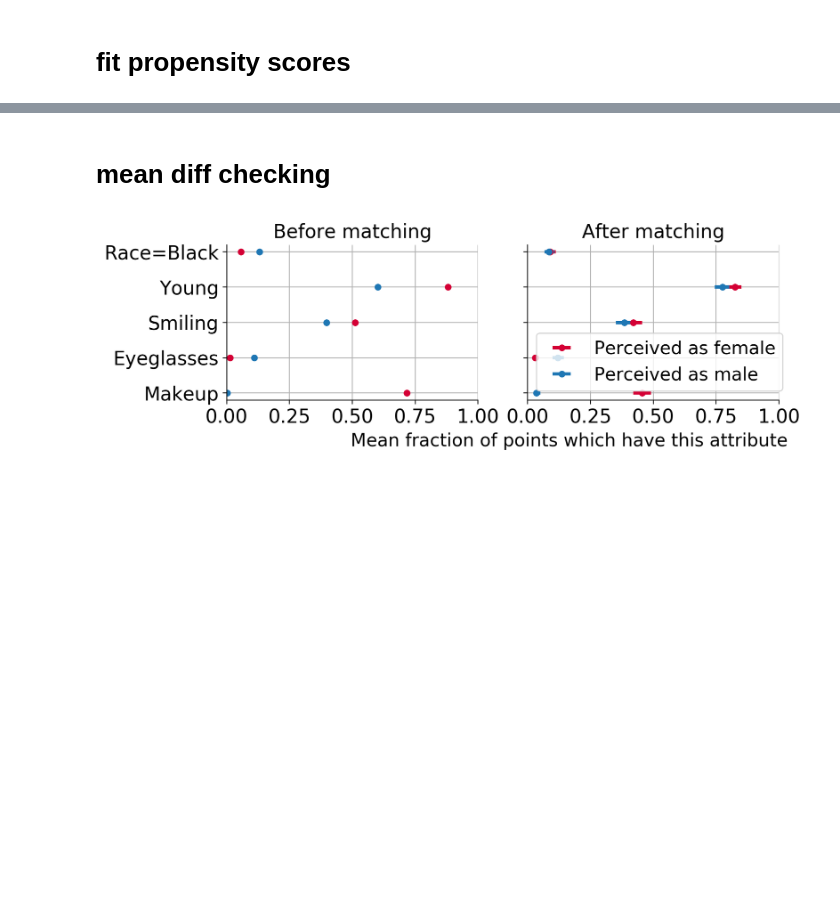
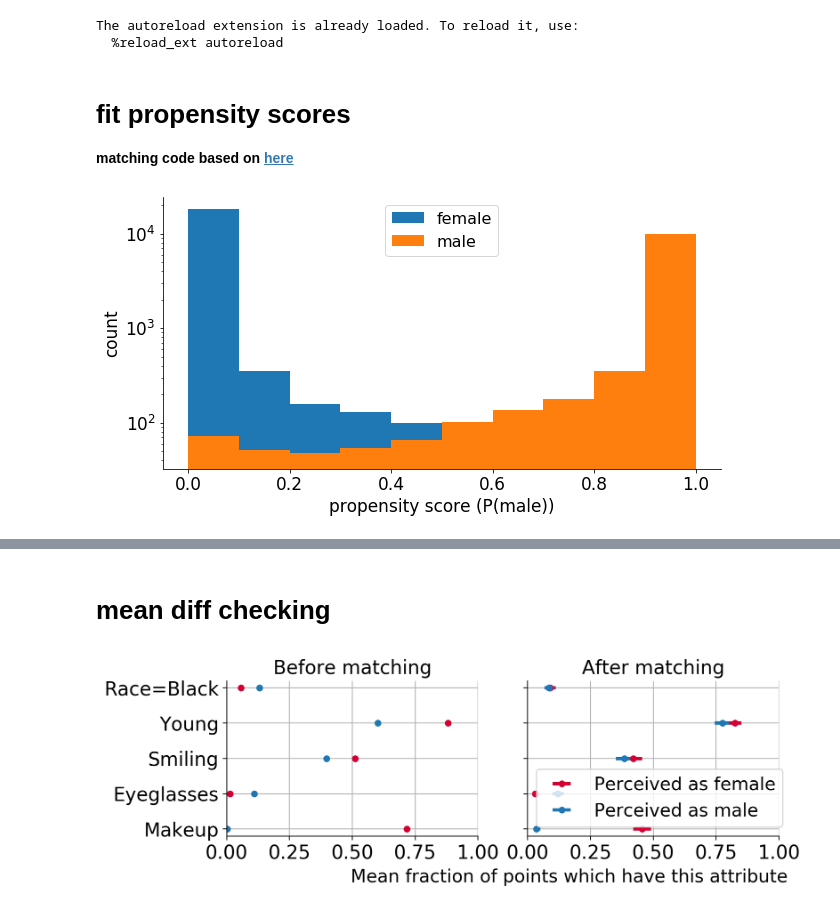
Before and after one commit to csinva/matching-with-gans, a Jupyter notebook: matching_benchmarking/06_propensity_matching.ipynb, the cells around one changed output, grey strips where cells are left out. Saved outputs shown, nothing was run; the diff lists cells and outputs as text; code cells hidden in the pictures; blank space fills up the shorter version.

Commit message:
basic propensity matching

```diff
--- a/matching_benchmarking/06_propensity_matching.ipynb
+++ b/matching_benchmarking/06_propensity_matching.ipynb
@@ -12,6 +12,7 @@ import matplotlib.pyplot as plt
 import numpy as np
 import pandas as pd
 import sklearn.metrics
+from sklearn.linear_model import LogisticRegression
 import matching
 from tqdm import tqdm
 from collections import OrderedDict
@@ -25,27 +26,31 @@ import viz
 # df contains filenames, ids, and attributes
 df = data.load_all_labs()
 df = df.set_index('fname_id')
-k_group = 'gender'
-
-# print([k for k in os.listdir(DIR_PROCESSED_MISC) if '14_' in k])
-matches = pd.read_pickle(oj(DIR_PROCESSED_MISC, '14_matches_gender_200.pkl'))
-
-# match indexes are in original space [0, 30000)
-# this is the same as the df.index [0, 30000)
-match_keys = OrderedDict({
-    f'{k_group}_0_ref': 'dist_ref0',
-    f'{k_group}_0': 'dist',
-    f'{k_group}_1': 'dist',
-    f'{k_group}_1_ref': 'dist_ref1'
-})
-ks_matched = [k for k in match_keys if not 'ref' in k]
-idxs_matched = matches[ks_matched].values
-df_matched = df.iloc[idxs_matched.flatten()]
-
-# add Race = Black
-df['Race=Black'] = 0
-df.loc[df['race4_pred'] == 'Black', 'Race=Black'] = 1
-df_matched['Race=Black'] = 0
-df_matched.loc[df_matched['race4_pred'] == 'Black', 'Race=Black'] = 1
+# %% [output]
+The autoreload extension is already loaded. To reload it, use:
+  %reload_ext autoreload
-# %% [markdown]
-# fit propensity scores
+# %% [markdown]
+# fit propensity scores
+**matching code based on [here](https://nbviewer.jupyter.org/github/kellieotto/StatMoments/blob/master/PSM.ipynb)**
+# %%
+# add latent dims
+fname_nps = [f for f in sorted(os.listdir(DIR_GEN)) if 'npy' in f] # these start at 00001
+latents = np.array([np.load(oj(DIR_GEN, f))
+                    for f in fname_nps]).mean(axis=1) # restricted style space
+dd = pd.DataFrame(latents)
+for k in tqdm(dd.keys()):
+    df['latent_' + str(k)] = dd[k].values
+# %%
+lm = LogisticRegression()
+lm = lm.fit(latents, df['gender']) #data[names[1:-1]], data.Treated)
+pscores = lm.predict_proba(latents)[:, 1] # The predicted propensities by the model
+plt.hist(pscores[df['gender'] == 0], label='female')
+plt.hist(pscores[df['gender'] == 1], label='male')
+df['pscores'] = pscores
+plt.xlabel('propensity score (P(male))')
+plt.ylabel('count')
+plt.yscale('log')
+plt.legend()
+plt.show()
+# %% [output]
+[figure, added]
```
Also changed, not shown: parts of 5 cells of this notebook.
